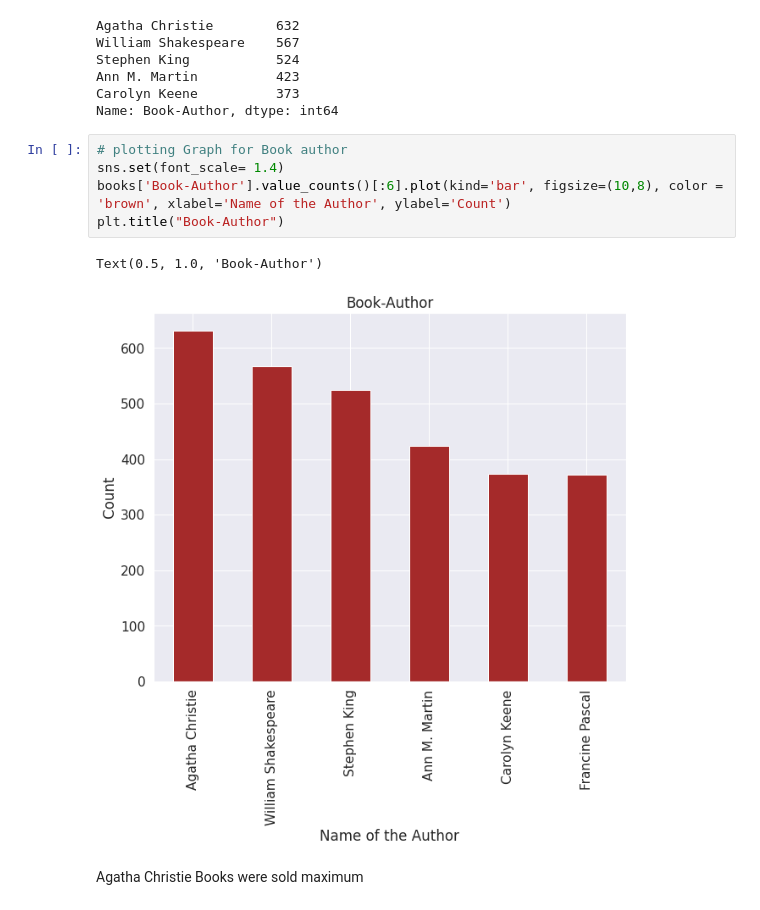
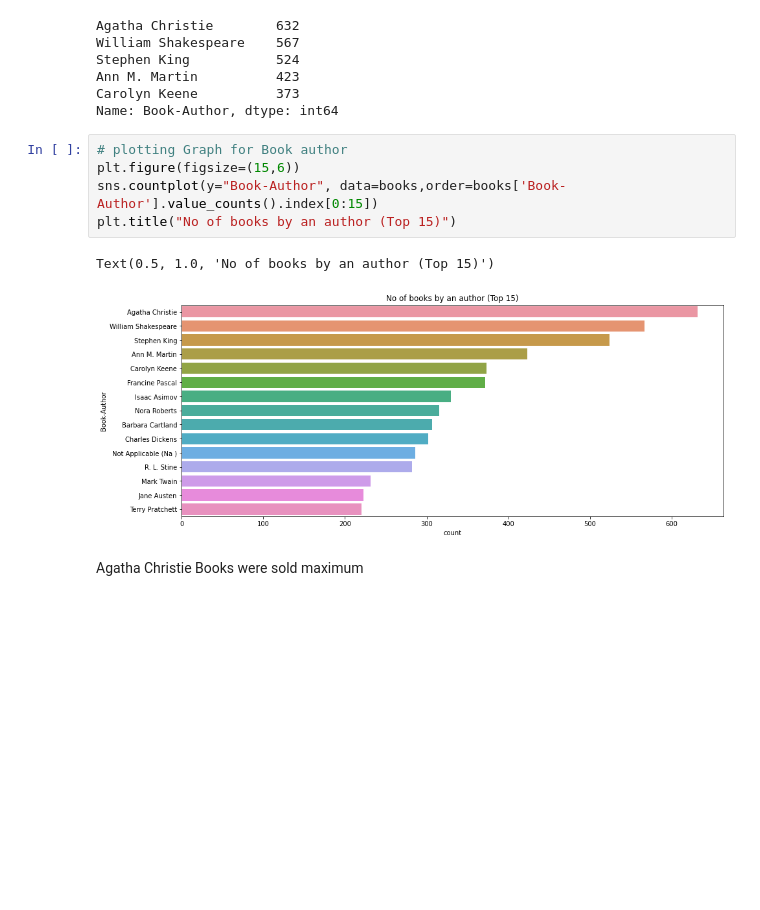
Before and after one commit to Rohitkumar1011/Book-Recommender-system.ipynb, a Jupyter notebook: Book_Recommender_system.ipynb, the cells around one changed output. Drawn from its saved outputs; the diff is of its cells as text; blank space fills up the shorter version.

```diff
--- a/Book_Recommender_system.ipynb
+++ b/Book_Recommender_system.ipynb
@@ -229,14 +230,14 @@ Stephen King           524
 Ann M. Martin          423
 Carolyn Keene          373
 Name: Book-Author, dtype: int64
-# %%
-# plotting Graph for Book author
-sns.set(font_scale= 1.4)
-books['Book-Author'].value_counts()[:6].plot(kind='bar', figsize=(10,8), color = 'brown', xlabel='Name of the Author', ylabel='Count')
-plt.title("Book-Author")
-# %% [output]
-Text(0.5, 1.0, 'Book-Author')
-[figure, removed]
+# %%
+# plotting Graph for Book author
+plt.figure(figsize=(15,6))
+sns.countplot(y="Book-Author", data=books,order=books['Book-Author'].value_counts().index[0:15])
+plt.title("No of books by an author (Top 15)")
+# %% [output]
+Text(0.5, 1.0, 'No of books by an author (Top 15)')
+[figure, added]
 # %% [markdown]
 Agatha Christie Books were sold maximum
 # %%
```
Also changed, not shown: parts of 27 cells of this notebook.
